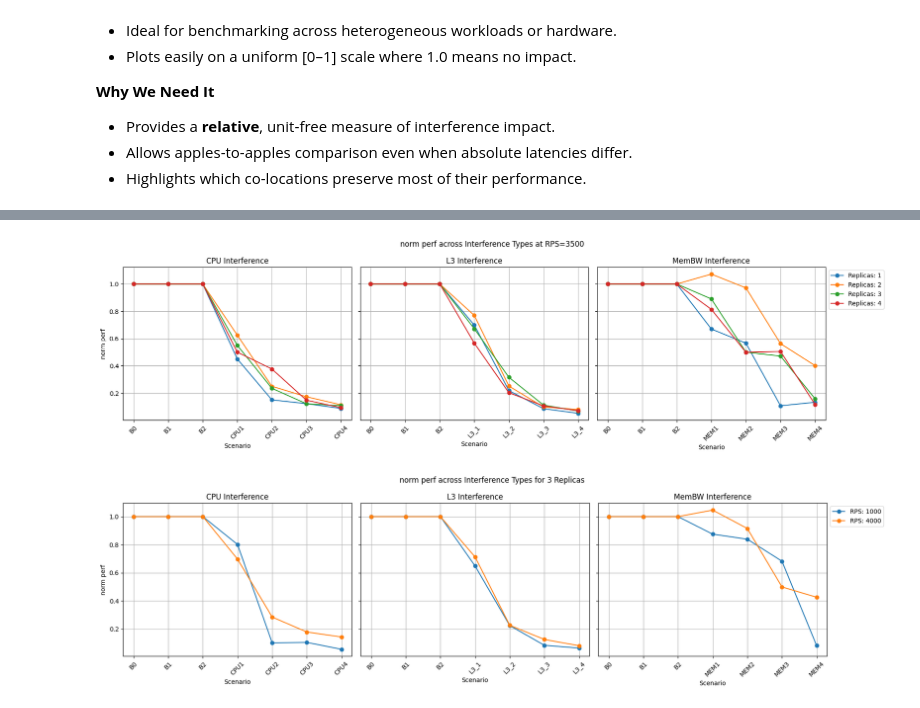
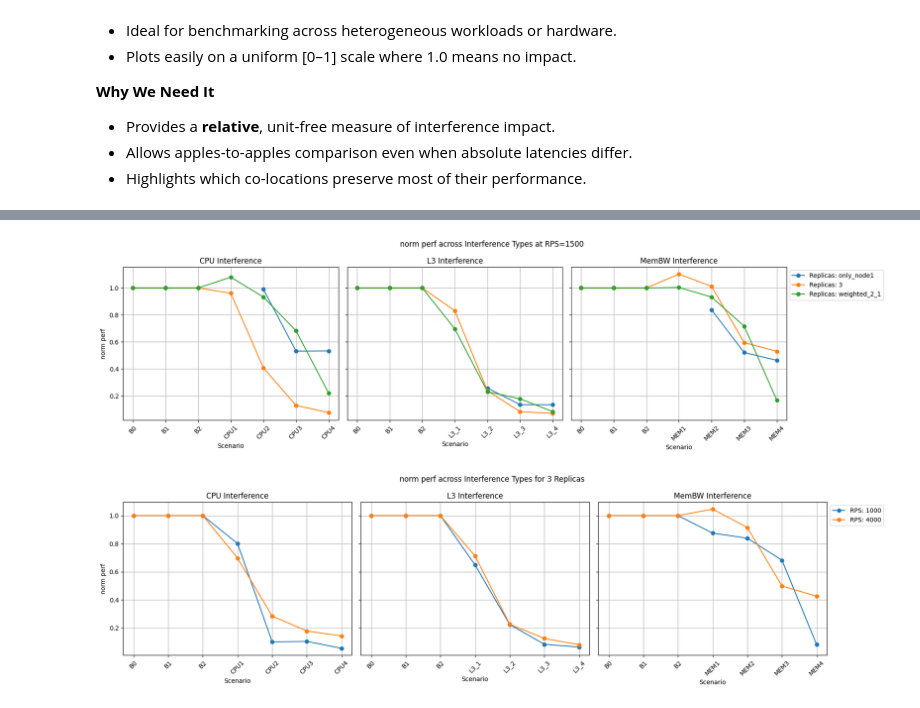
Before and after one commit to georgakopoulosgeo/Interference_Thesis_NTUA, a Jupyter notebook: profiling/slowdown_predictor.ipynb, the cells around one changed output, grey strips where cells are left out. Cells and saved outputs as stored; diff of their text form; code cells hidden in the pictures.

Commit message:
again the scenarios

```diff
--- a/profiling/slowdown_predictor.ipynb
+++ b/profiling/slowdown_predictor.ipynb
@@ -169,7 +169,7 @@ Loaded performance metrics:
 ### 1.3 Combine Data from Different Tests
 # %%
 # Folders that I will use for the analysis
-folders = ["Memento_V01", "Memento_V02", "Memento_V03", "Memento_V04", "Memento_V02_3_MixedScenarios", "Memento_V01_mix_scenarios", "Green_Book_V01", "The_Substance_V01"]
+folders = ["Memento_V01", "Memento_V02", "Memento_V03", "Memento_V04", "Memento_V02_3_MixedScenarios", "Memento_V01_mix_scenarios", "Green_Book_V01", "The_Substance_V01", "The_Substance_V02"]
 # Create the new df_perf DataFrame where the values of perfomance metrics are the mean of the same Test_ID in each "nginx_metrics.csv" file in the folders
 import os
 
@@ -281,6 +286,16 @@ def label_scenarios(df):
             return f"L3_{iid - 20}"
         elif 30 <= iid <= 34:
             return f"MEM{iid - 30}"
+
+        # Add the same code for IDs from 200 to 234
+        if iid in [200, 201, 202, 203, 204]:
+            return f"B{iid-200}"
+        elif 210 <= iid <= 214:
+            return f"CPU{iid - 210}"
+        elif 220 <= iid <= 224:
+            return f"L3_{iid - 220}"
+        elif 230 <= iid <= 234:
+            return f"MEM{iid - 230}"
         else:
             return f"ID{iid}"
 
@@ -443,7 +458,7 @@ df_perf
 # %%
-plot_perf_by_rps(df_perf, target_rps=1500, metric='norm_perf', replicas_to_plot=[
+plot_perf_by_rps(df_perf, target_rps=1500, metric='norm_perf', replicas_to_plot=["only_node1", 3, "weighted_2_1"])
 # %% [output]
-[figure, old version]
+[figure, new version]
 # %%
 plot_perf_by_replica(df_perf, target_replica=3, metric='norm_perf', rps_to_plot=[1000, 4000])
 # %% [output]
```
Also changed, not shown: parts of 4 cells of this notebook, 2 other files.
